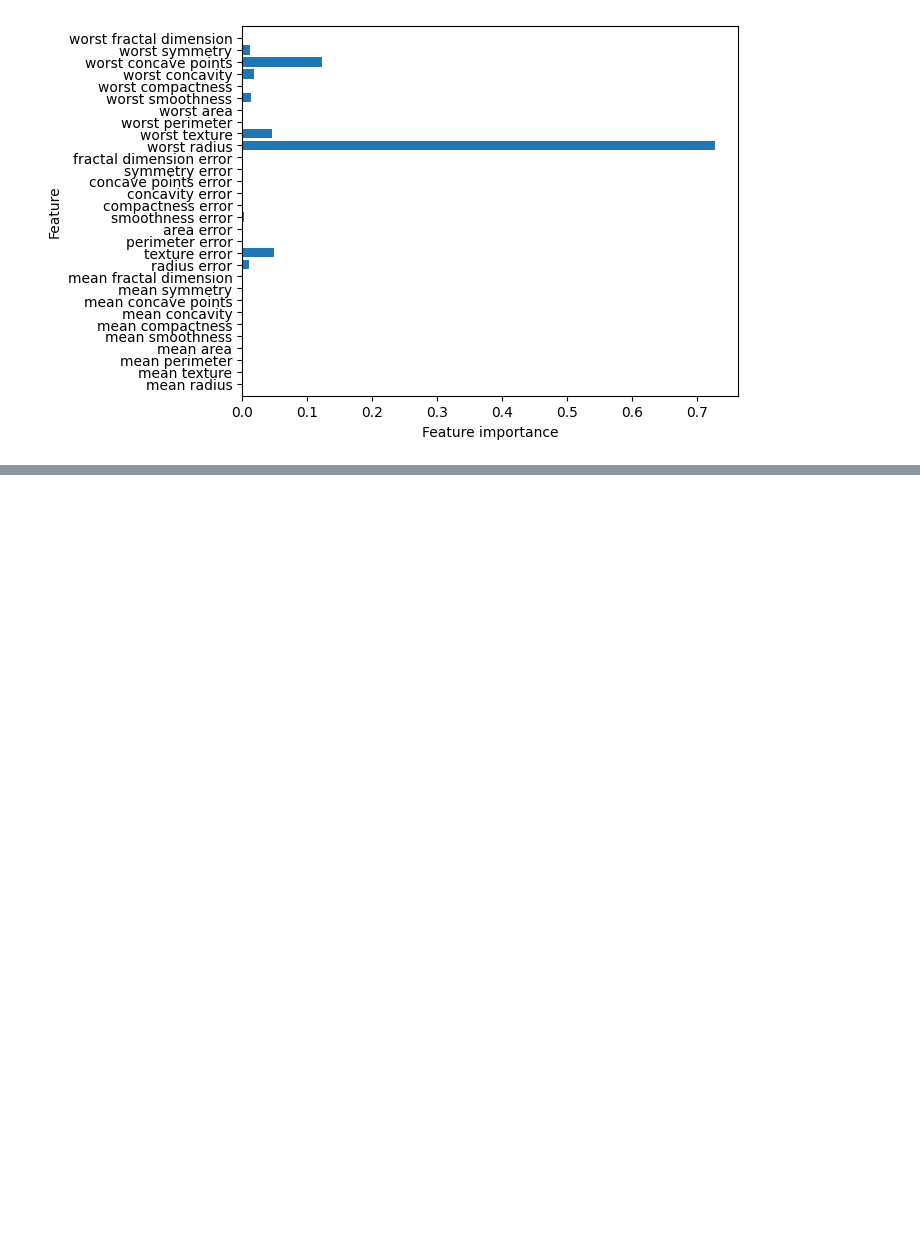
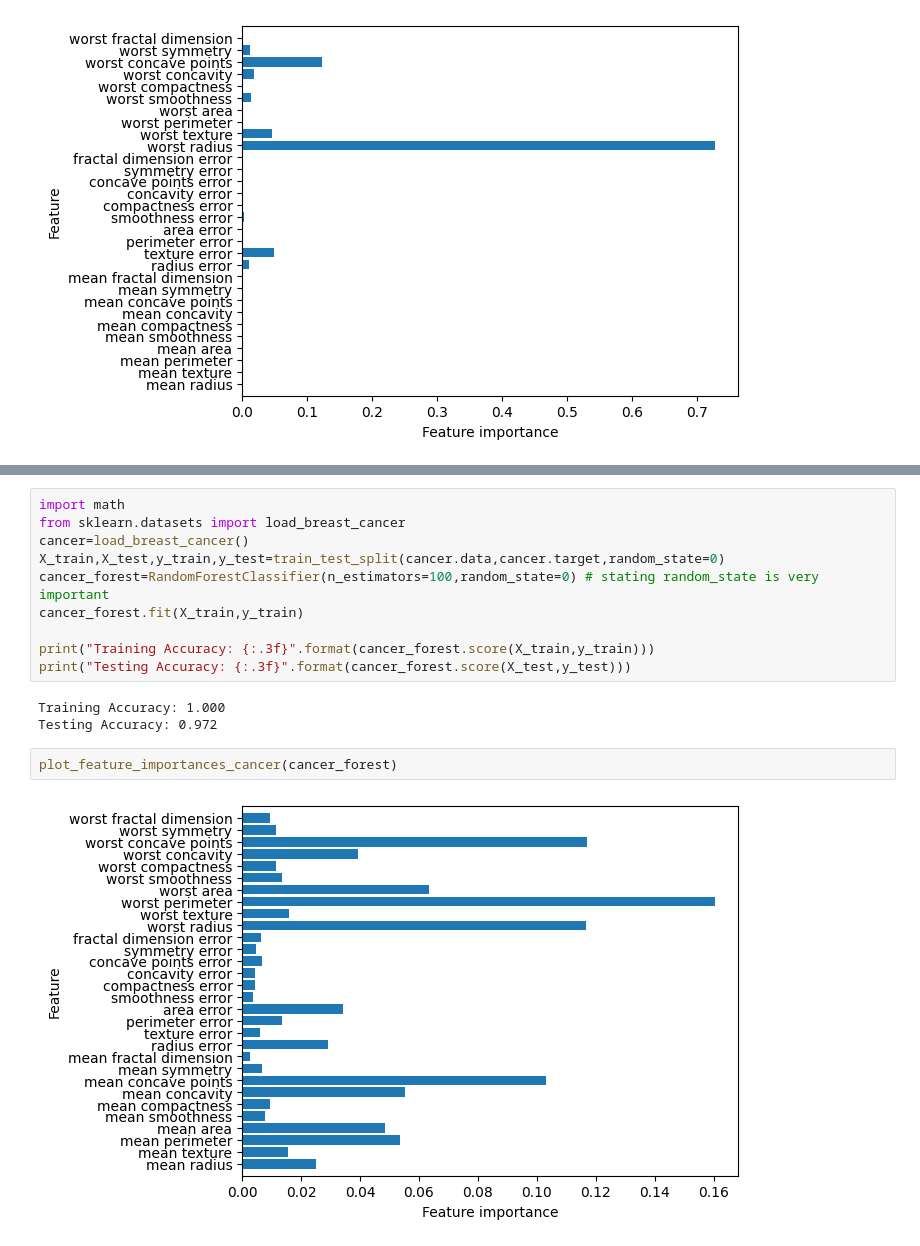
Before and after one commit to thamidu02/ML-With-python, a Jupyter notebook: Supervised MAchine Learning Algorithms/Linear Models.ipynb, the cells around one changed output, grey strips where cells are left out. Saved outputs shown, nothing was run; the diff lists cells and outputs as text; blank space fills up the shorter version.

```diff
--- a/Supervised MAchine Learning Algorithms/Linear Models.ipynb
+++ b/Supervised MAchine Learning Algorithms/Linear Models.ipynb
@@ -407,0 +432,17 @@ plot_feature_importances_cancer(tree)
+# %%
+import math
+from sklearn.datasets import load_breast_cancer
+cancer=load_breast_cancer()
+X_train,X_test,y_train,y_test=train_test_split(cancer.data,cancer.target,random_state=0)
+cancer_forest=RandomForestClassifier(n_estimators=100,random_state=0) # stating random_state is very important
+cancer_forest.fit(X_train,y_train)
+
+print("Training Accuracy: {:.3f}".format(cancer_forest.score(X_train,y_train)))
+print("Testing Accuracy: {:.3f}".format(cancer_forest.score(X_test,y_test)))
+# %% [output]
+Training Accuracy: 1.000
+Testing Accuracy: 0.972
+# %%
+plot_feature_importances_cancer(cancer_forest)
+# %% [output]
+[figure, added]
```
Also changed, not shown: parts of 13 cells of this notebook.
